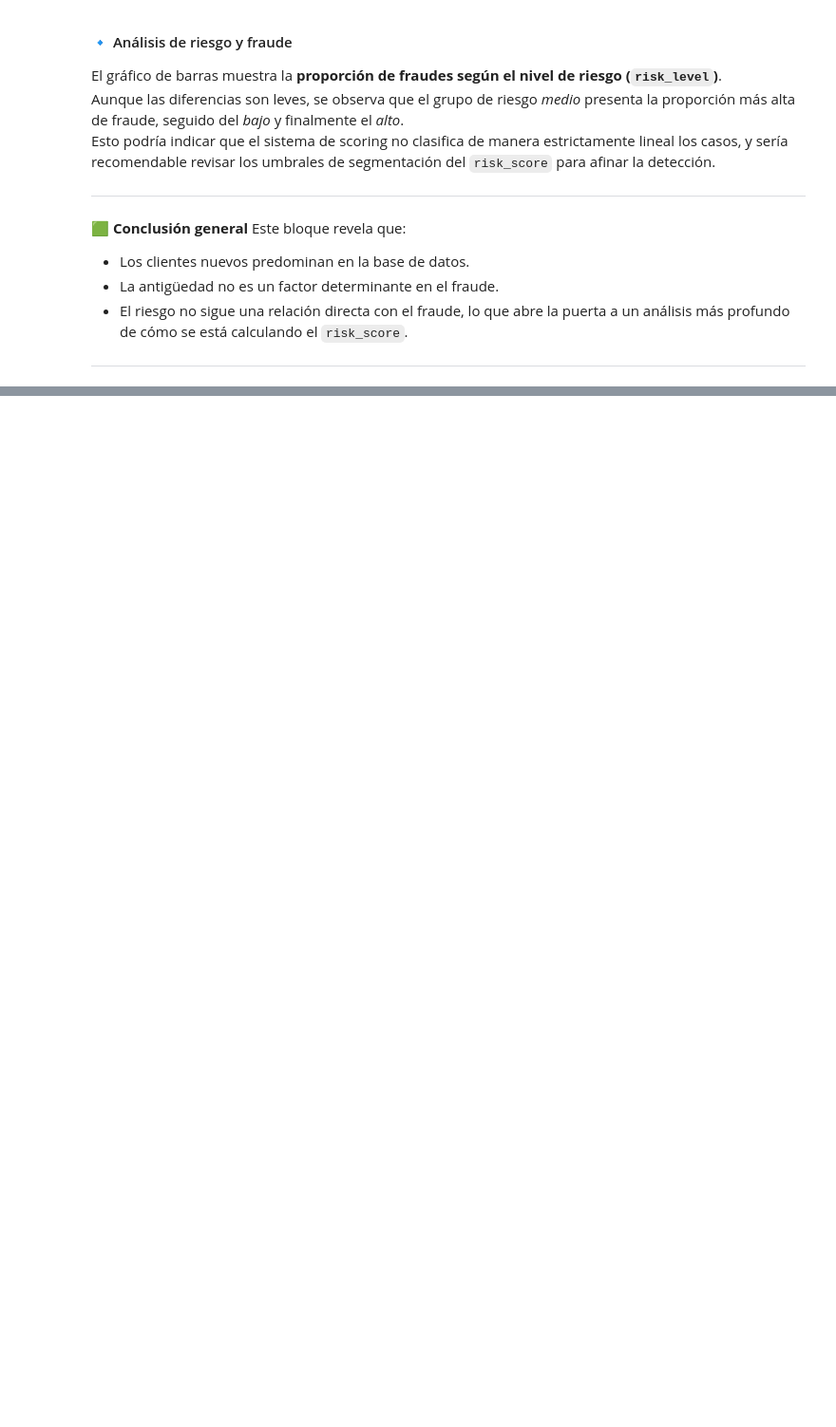
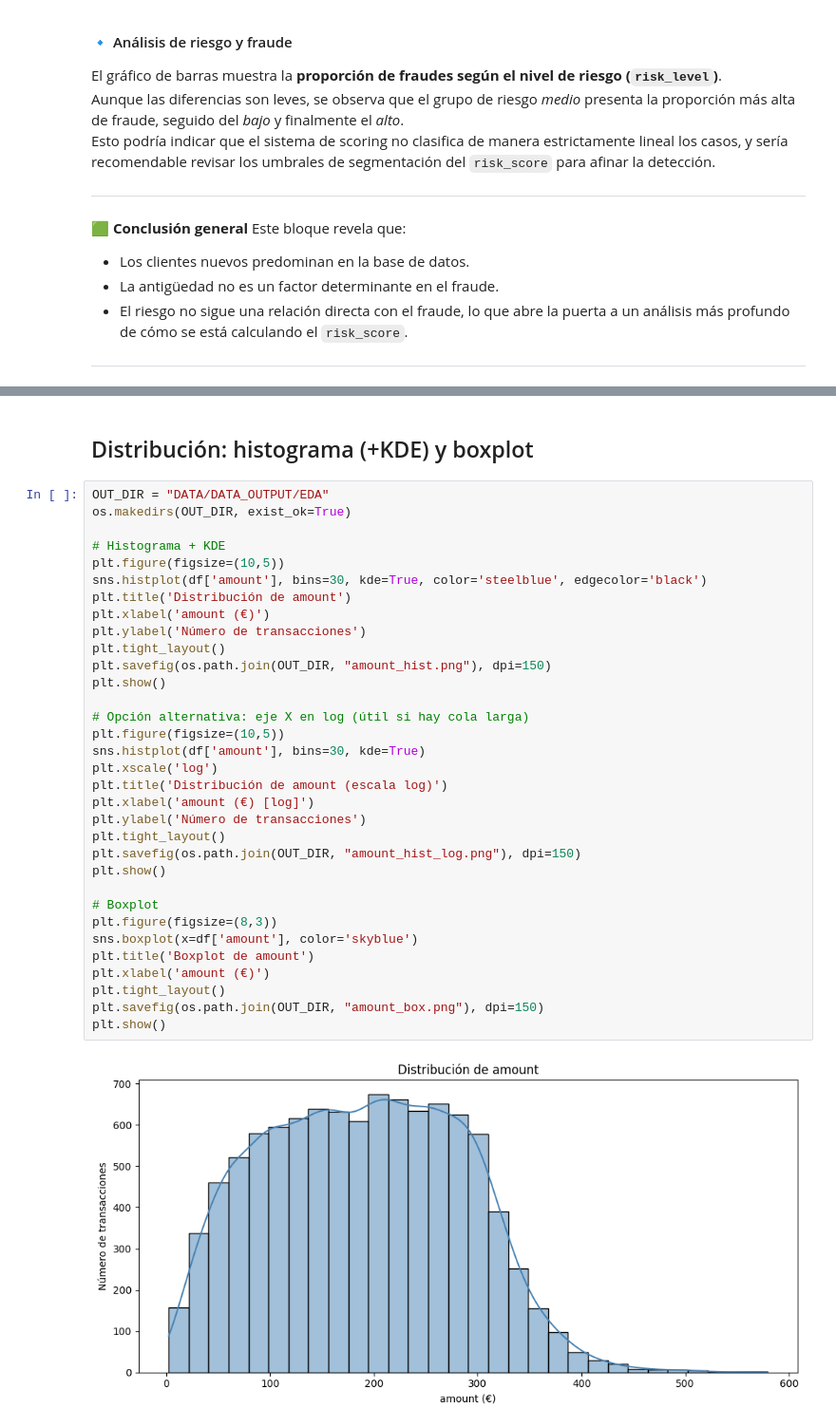
Before and after one commit to PatriciaMerinero/Proyecto_Final_Data_Analytics, a Jupyter notebook: NOTEBOOKS/03_EDA_ANALISIS_DESCRIPTIVO.ipynb, the cells around one changed output, grey strips where cells are left out. Shown at 95% size. Cells and saved outputs as stored; diff of their text form; blank space fills up the shorter version.

```diff
--- a/NOTEBOOKS/03_EDA_ANALISIS_DESCRIPTIVO.ipynb
+++ b/NOTEBOOKS/03_EDA_ANALISIS_DESCRIPTIVO.ipynb
@@ -530,0 +845,37 @@ Este bloque revela que:
+# %% [markdown]
+## Distribución: histograma (+KDE) y boxplot
+# %%
+OUT_DIR = "DATA/DATA_OUTPUT/EDA"
+os.makedirs(OUT_DIR, exist_ok=True)
+
+# Histograma + KDE
+plt.figure(figsize=(10,5))
+sns.histplot(df['amount'], bins=30, kde=True, color='steelblue', edgecolor='black')
+plt.title('Distribución de amount')
+plt.xlabel('amount (€)')
+plt.ylabel('Número de transacciones')
+plt.tight_layout()
+plt.savefig(os.path.join(OUT_DIR, "amount_hist.png"), dpi=150)
+plt.show()
+
+# Opción alternativa: eje X en log (útil si hay cola larga)
+plt.figure(figsize=(10,5))
+sns.histplot(df['amount'], bins=30, kde=True)
+plt.xscale('log')
+plt.title('Distribución de amount (escala log)')
+plt.xlabel('amount (€) [log]')
+plt.ylabel('Número de transacciones')
+plt.tight_layout()
+plt.savefig(os.path.join(OUT_DIR, "amount_hist_log.png"), dpi=150)
+plt.show()
+
+# Boxplot
+plt.figure(figsize=(8,3))
+sns.boxplot(x=df['amount'], color='skyblue')
+plt.title('Boxplot de amount')
+plt.xlabel('amount (€)')
+plt.tight_layout()
+plt.savefig(os.path.join(OUT_DIR, "amount_box.png"), dpi=150)
+plt.show()
+# %% [output]
+[figure, added]
```
Also changed, not shown: parts of 44 cells of this notebook, 11 other files.
